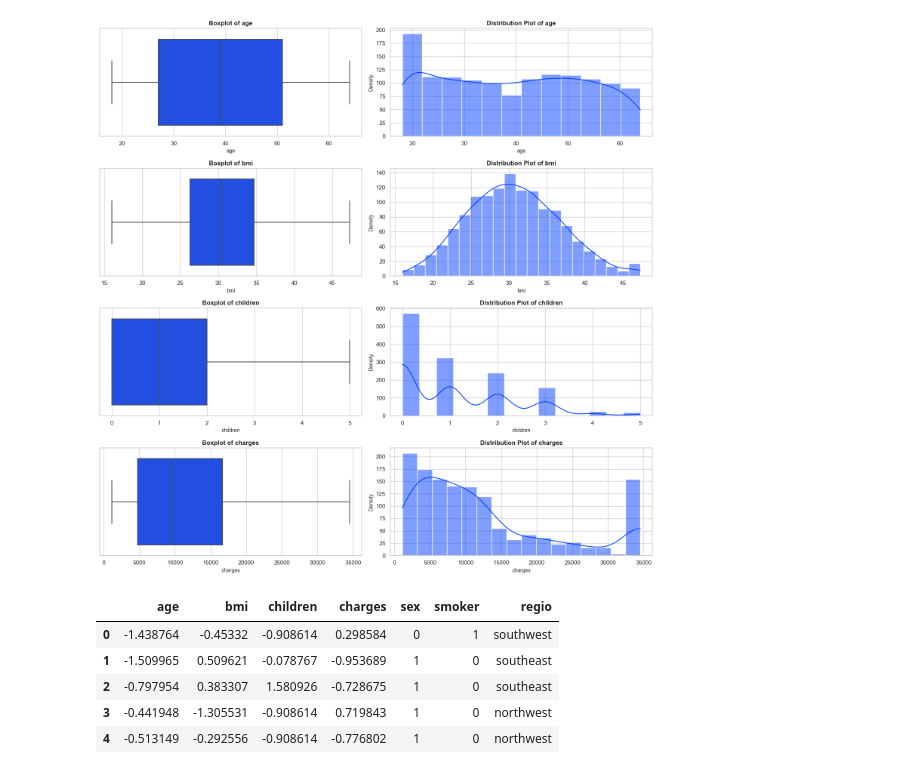
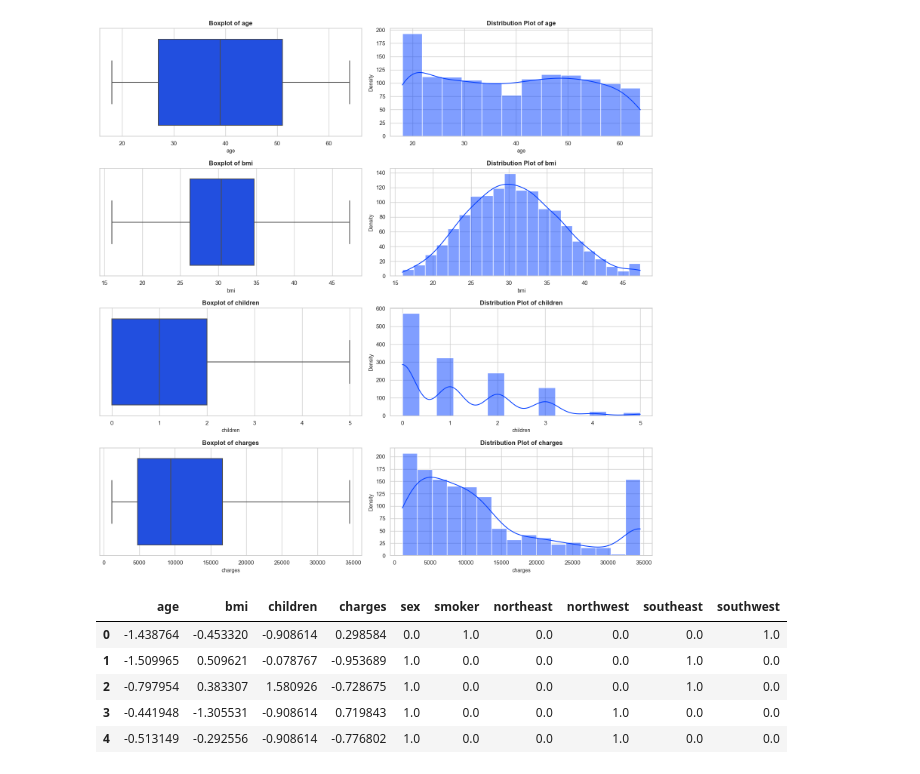
Before and after one commit to wheselmans/data_science_cases, a Jupyter notebook: cases/Cases_LinReg_Geert_MedicalCostPrediction/CaseLinReg_20250205.ipynb, the cells around one changed output. Drawn from its saved outputs; the diff is of its cells as text; code cells hidden in the pictures.

```diff
--- a/cases/Cases_LinReg_Geert_MedicalCostPrediction/CaseLinReg_20250205.ipynb
+++ b/cases/Cases_LinReg_Geert_MedicalCostPrediction/CaseLinReg_20250205.ipynb
@@ -530,41 +530,48 @@ set_matplotlib_smoking_encoder = BinaryValueEncoder("yes","no")
 
 
 male_female_transformer = Pipeline(steps=[
     ('male_female_encoder', set_matplotlib_closeV_encoder)
 ])
 
 smoking_transformer = Pipeline(steps=[
     ('smoking_encoder', set_matplotlib_smoking_encoder)
 ])
 
+regio_transformer = Pipeline(steps=[
+    ('regio', OneHotEncoder(handle_unknown="ignore"))
+])
+
+
+
 preprocessing = ColumnTransformer([
     ("num", num_pipeline, df_num_col),
     ("male_female", male_female_transformer, ['sex']),
-    ("smoker", smoking_transformer, ['smoker'])],
+    ("smoker", smoking_transformer, ['smoker']),
+    ("regio", regio_transformer, ['region'])],
      remainder='passthrough')
 
 np_prepared =  preprocessing.fit_transform(df_original)
 
 # hacking !!!
-df_prepared_col = ['age', 'bmi','children','charges','sex','smoker','regio']
+df_prepared_col = ['age', 'bmi','children','charges','sex','smoker','northeast','northwest','southeast','southwest']
 
 df_prepared = pd.DataFrame(
     np_prepared,
     #columns=preprocessing.get_feature_names_out(),
     #columns = [name.split('__')[-1] for name in preprocessing.get_feature_names_out()],
     columns = df_prepared_col,
     index=df_original.index)
 
 df_prepared.head()
 
 # plot_boxplot(df_processed,df_num_col,"Boxplot van numerische waarden na standard scaling")
 # %% [output]
-|  | age | bmi | children | charges | sex | smoker | regio |
-| 0 | -1.438764 | -0.45332 | -0.908614 | 0.298584 | 0 | 1 | southwest |
-| 1 | -1.509965 | 0.509621 | -0.078767 | -0.953689 | 1 | 0 | southeast |
-| 2 | -0.797954 | 0.383307 | 1.580926 | -0.728675 | 1 | 0 | southeast |
-| 3 | -0.441948 | -1.305531 | -0.908614 | 0.719843 | 1 | 0 | northwest |
-| 4 | -0.513149 | -0.292556 | -0.908614 | -0.776802 | 1 | 0 | northwest |
+|  | age | bmi | children | charges | sex | smoker | northeast | northwest | southeast | southwest |
+| 0 | -1.438764 | -0.453320 | -0.908614 | 0.298584 | 0.0 | 1.0 | 0.0 | 0.0 | 0.0 | 1.0 |
+| 1 | -1.509965 | 0.509621 | -0.078767 | -0.953689 | 1.0 | 0.0 | 0.0 | 0.0 | 1.0 | 0.0 |
+| 2 | -0.797954 | 0.383307 | 1.580926 | -0.728675 | 1.0 | 0.0 | 0.0 | 0.0 | 1.0 | 0.0 |
+| 3 | -0.441948 | -1.305531 | -0.908614 | 0.719843 | 1.0 | 0.0 | 0.0 | 1.0 | 0.0 | 0.0 |
+| 4 | -0.513149 | -0.292556 | -0.908614 | -0.776802 | 1.0 | 0.0 | 0.0 | 1.0 | 0.0 | 0.0 |
 # %%
 # opdelen train - test - set
 
```
